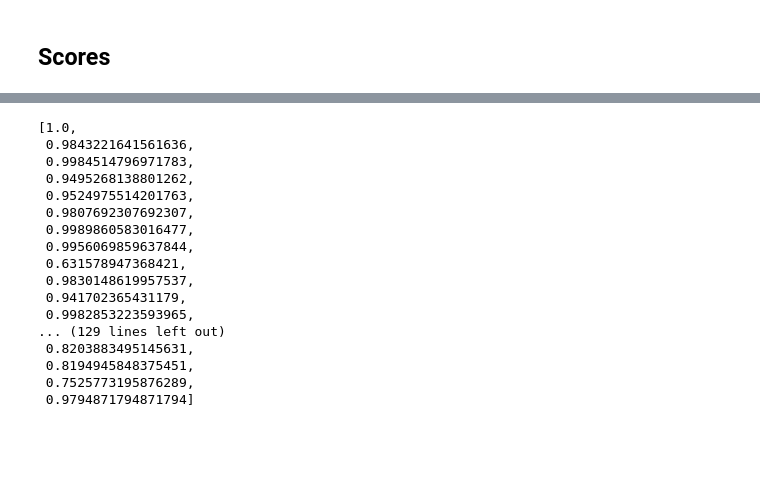
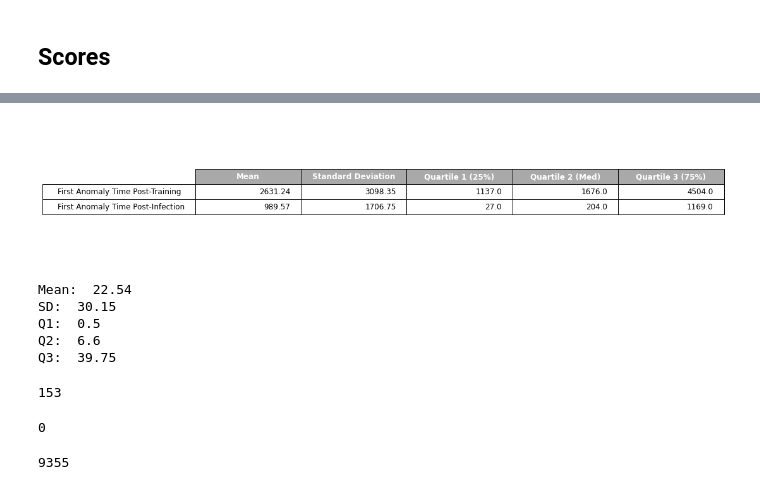
Before and after one commit to sheyaa/caterpillar_mset, a Jupyter notebook: Anomalies_OneClass_SMV_Train_4_Days-Copy1.ipynb, the cells around one changed output, grey strips where cells are left out. Cells and saved outputs as stored; diff of their text form; code cells hidden in the pictures; blank space fills up the shorter version.

Commit message:
Calculated recall ratios

```diff
--- a/Anomalies_OneClass_SMV_Train_4_Days-Copy1.ipynb
+++ b/Anomalies_OneClass_SMV_Train_4_Days-Copy1.ipynb
@@ -269,20 +463,15 @@ plt.savefig('table_statistics_4days.png', bbox_inches='tight', facecolor='white'
 # %%
-tpr
+fig, ax = plt.subplots(figsize=(6, 4))
+ax.axis('off')
+table2 = ax.table(cellText=df2.values, colLabels=df.columns2, rowLabels=df.index2, loc='center')
+table2.auto_set_font_size(True)
+table2.set_fontsize(14)
+table2.scale(2.5, 2)  # Adjust the scaling factor as per your requirements
+
+# Modify the column names as dark color boxes
+for i, col_name in enumerate(df.columns2):
+    cell = table2[0, i]
+    cell.set_text_props(weight='bold', color='white')
+    cell.set_facecolor('darkgray')
 # %% [output]
-[1.0,
- 0.9843221641561636,
- 0.9984514796971783,
- 0.9495268138801262,
- 0.9524975514201763,
- 0.9807692307692307,
- 0.9989860583016477,
- 0.9956069859637844,
- 0.631578947368421,
- 0.9830148619957537,
- 0.941702365431179,
- 0.9982853223593965,
-... (129 lines left out)
- 0.8203883495145631,
- 0.8194945848375451,
- 0.7525773195876289,
- 0.9794871794871794]
+[figure, added]
@@ -288,0 +493,24 @@ tpr
+# %%
+print("Mean: ", round(np.mean(ra)*100,2))
+print("SD: ", round(np.std(ra)*100,2))
+print("Q1: ", round(np.percentile(ra, 25)*100,2))
+print("Q2: ", round(np.percentile(ra, 50)*100,2))
+print("Q3: ", round(np.percentile(ra, 75)*100,2))
+# %% [output]
+Mean:  22.54
+SD:  30.15
+Q1:  0.5
+Q2:  6.6
+Q3:  39.75
+# %%
+len(recall_anom)
+# %% [output]
+153
+# %%
+fai.min()
+# %% [output]
+0
+# %%
+fai.max()
+# %% [output]
+9355
```
Also changed, not shown: parts of 7 cells of this notebook, 2 other files.
